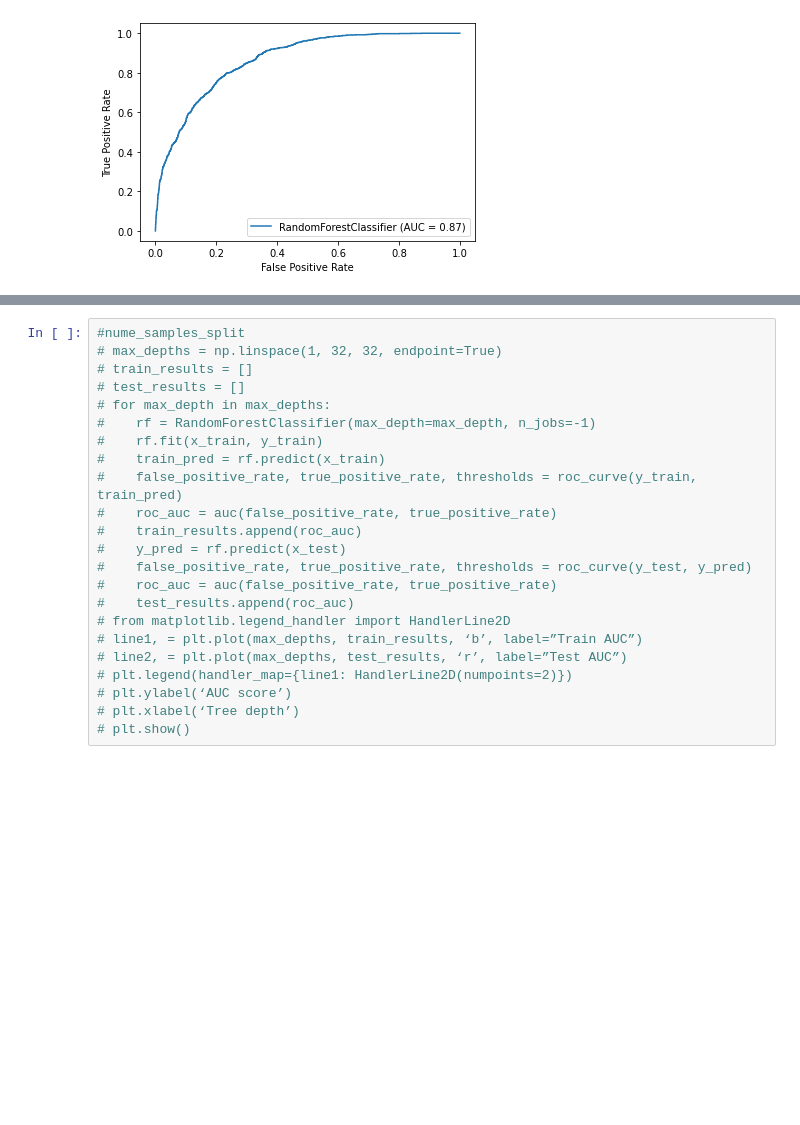
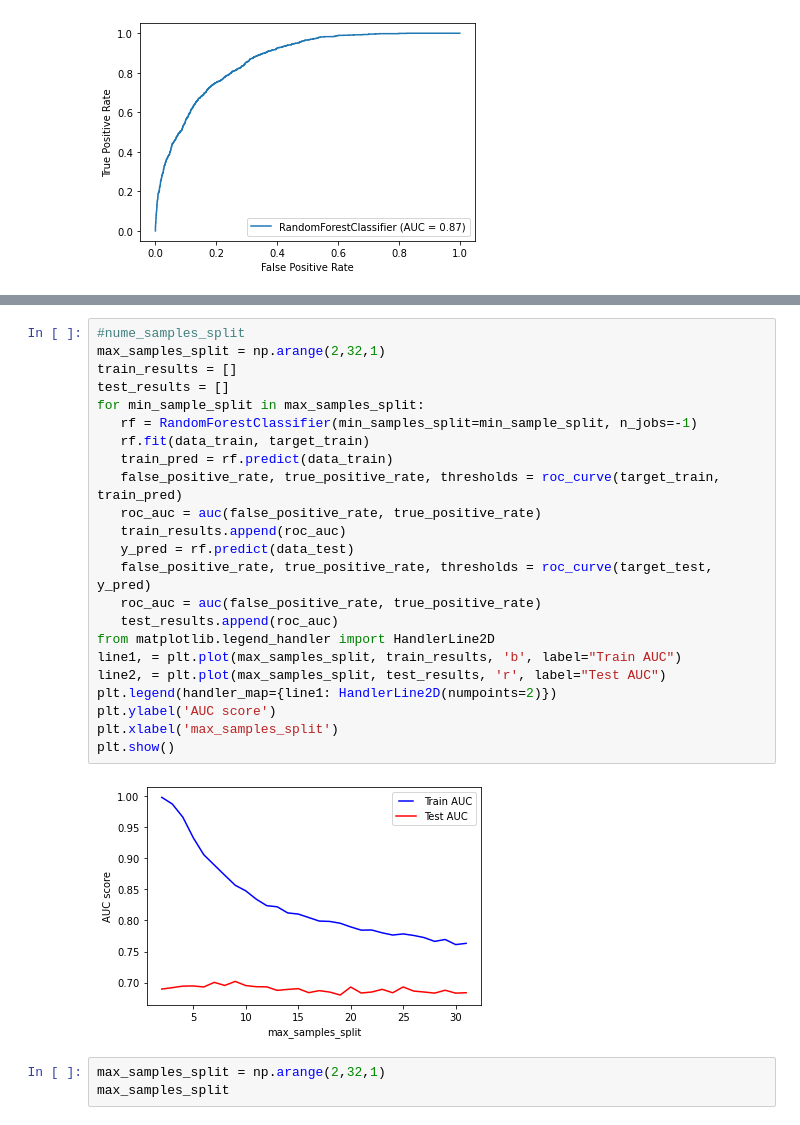
Before and after one commit to akuppan1/Flatiron-Mod-3-Proj, a Jupyter notebook: Random Forest Decision Tree using modified dataframe.ipynb, the cells around one changed output, grey strips where cells are left out. Drawn from its saved outputs; the diff is of its cells as text; blank space fills up the shorter version.

```diff
--- a/Random Forest Decision Tree using modified dataframe.ipynb
+++ b/Random Forest Decision Tree using modified dataframe.ipynb
@@ -256,25 +258,30 @@ plt.show()
 # %%
 #nume_samples_split
-# max_depths = np.linspace(1, 32, 32, endpoint=True)
-# train_results = []
-# test_results = []
-# for max_depth in max_depths:
-#    rf = RandomForestClassifier(max_depth=max_depth, n_jobs=-1)
-#    rf.fit(x_train, y_train)
-#    train_pred = rf.predict(x_train)
-#    false_positive_rate, true_positive_rate, thresholds = roc_curve(y_train, train_pred)
-#    roc_auc = auc(false_positive_rate, true_positive_rate)
-#    train_results.append(roc_auc)
-#    y_pred = rf.predict(x_test)
-#    false_positive_rate, true_positive_rate, thresholds = roc_curve(y_test, y_pred)
-#    roc_auc = auc(false_positive_rate, true_positive_rate)
-#    test_results.append(roc_auc)
-# from matplotlib.legend_handler import HandlerLine2D
-# line1, = plt.plot(max_depths, train_results, ‘b’, label=”Train AUC”)
-# line2, = plt.plot(max_depths, test_results, ‘r’, label=”Test AUC”)
-# plt.legend(handler_map={line1: HandlerLine2D(numpoints=2)})
-# plt.ylabel(‘AUC score’)
-# plt.xlabel(‘Tree depth’)
-# plt.show()
+max_samples_split = np.arange(2,32,1)
+train_results = []
+test_results = []
+for min_sample_split in max_samples_split:
+   rf = RandomForestClassifier(min_samples_split=min_sample_split, n_jobs=-1)
+   rf.fit(data_train, target_train)
+   train_pred = rf.predict(data_train)
+   false_positive_rate, true_positive_rate, thresholds = roc_curve(target_train, train_pred)
+   roc_auc = auc(false_positive_rate, true_positive_rate)
+   train_results.append(roc_auc)
+   y_pred = rf.predict(data_test)
+   false_positive_rate, true_positive_rate, thresholds = roc_curve(target_test, y_pred)
+   roc_auc = auc(false_positive_rate, true_positive_rate)
+   test_results.append(roc_auc)
+from matplotlib.legend_handler import HandlerLine2D
+line1, = plt.plot(max_samples_split, train_results, 'b', label="Train AUC")
+line2, = plt.plot(max_samples_split, test_results, 'r', label="Test AUC")
+plt.legend(handler_map={line1: HandlerLine2D(numpoints=2)})
+plt.ylabel('AUC score')
+plt.xlabel('max_samples_split')
+plt.show()
+# %% [output]
+[figure, added]
+# %%
+max_samples_split = np.arange(2,32,1)
+max_samples_split
 # %%
 #maxleaves
```
Also changed, not shown: parts of 18 cells of this notebook.
